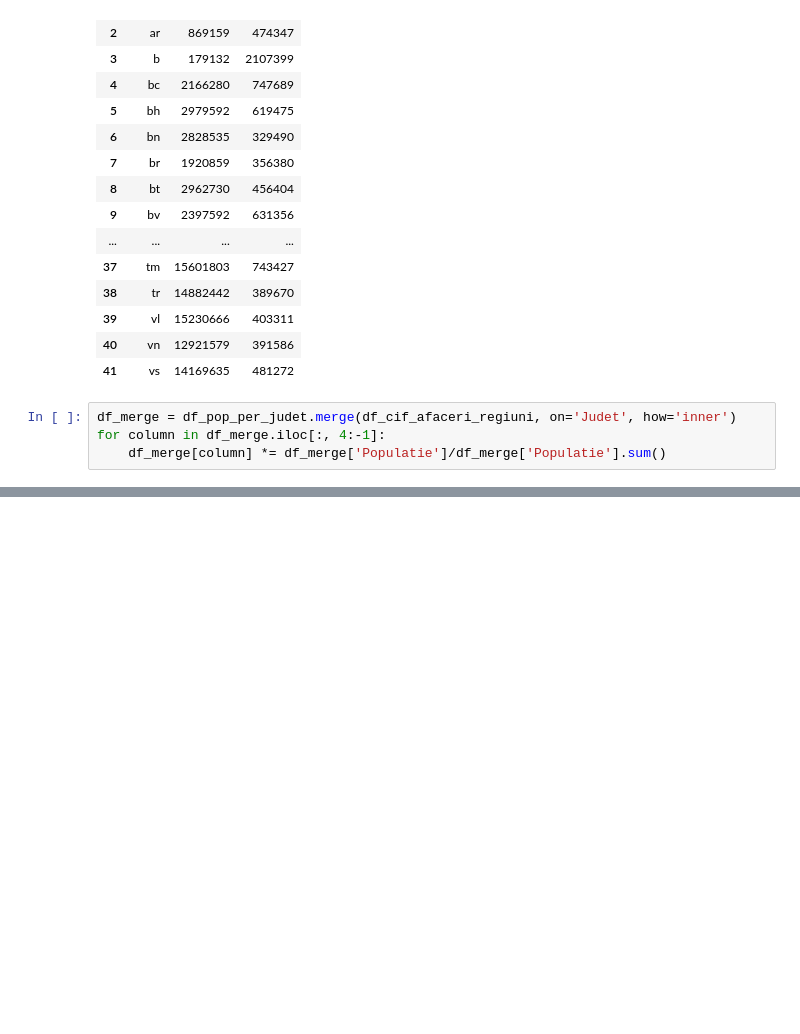
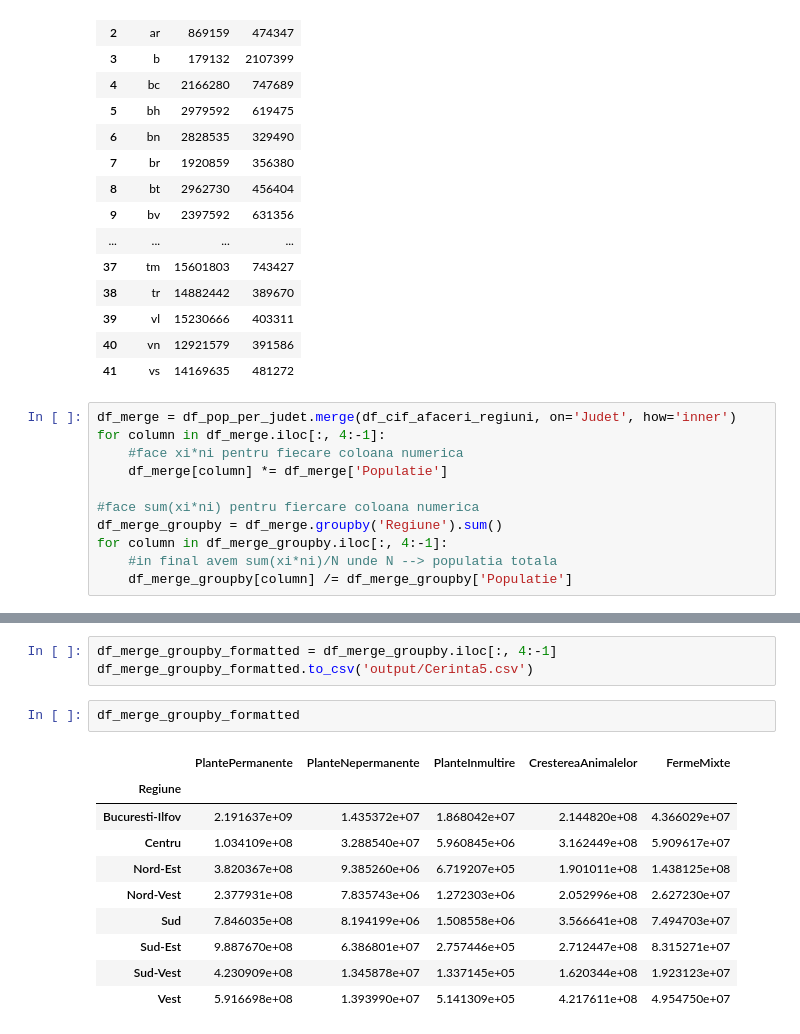
Before and after one commit to CazaceanuOctavian/python_statistics_labs, a Jupyter notebook: prac2/jup1.ipynb, the cells around one changed output, grey strips where cells are left out. Drawn from its saved outputs; the diff is of its cells as text; blank space fills up the shorter version.

```diff
--- a/prac2/jup1.ipynb
+++ b/prac2/jup1.ipynb
@@ -206,4 +202,11 @@ df_pop_per_judet
 # %%
 df_merge = df_pop_per_judet.merge(df_cif_afaceri_regiuni, on='Judet', how='inner')
 for column in df_merge.iloc[:, 4:-1]:
-    df_merge[column] *= df_merge['Populatie']/df_merge['Populatie'].sum()
+    #face xi*ni pentru fiecare coloana numerica
+    df_merge[column] *= df_merge['Populatie']
+
+#face sum(xi*ni) pentru fiercare coloana numerica
+df_merge_groupby = df_merge.groupby('Regiune').sum()
+for column in df_merge_groupby.iloc[:, 4:-1]:
+    #in final avem sum(xi*ni)/N unde N --> populatia totala
+    df_merge_groupby[column] /= df_merge_groupby['Populatie']
@@ -229,0 +213,16 @@ df_merge
+# %%
+df_merge_groupby_formatted = df_merge_groupby.iloc[:, 4:-1]
+df_merge_groupby_formatted.to_csv('output/Cerinta5.csv')
+# %%
+df_merge_groupby_formatted
+# %% [output]
+|  | PlantePermanente | PlanteNepermanente | PlanteInmultire | CrestereaAnimalelor | FermeMixte |
+| Regiune |  |  |  |  |  |
+| Bucuresti-Ilfov | 2.191637e+09 | 1.435372e+07 | 1.868042e+07 | 2.144820e+08 | 4.366029e+07 |
+| Centru | 1.034109e+08 | 3.288540e+07 | 5.960845e+06 | 3.162449e+08 | 5.909617e+07 |
+| Nord-Est | 3.820367e+08 | 9.385260e+06 | 6.719207e+05 | 1.901011e+08 | 1.438125e+08 |
+| Nord-Vest | 2.377931e+08 | 7.835743e+06 | 1.272303e+06 | 2.052996e+08 | 2.627230e+07 |
+| Sud | 7.846035e+08 | 8.194199e+06 | 1.508558e+06 | 3.566641e+08 | 7.494703e+07 |
+| Sud-Est | 9.887670e+08 | 6.386801e+07 | 2.757446e+05 | 2.712447e+08 | 8.315271e+07 |
+| Sud-Vest | 4.230909e+08 | 1.345878e+07 | 1.337145e+05 | 1.620344e+08 | 1.923123e+07 |
+| Vest | 5.916698e+08 | 1.393990e+07 | 5.141309e+05 | 4.217611e+08 | 4.954750e+07 |
```
Also changed, not shown: parts of 6 cells of this notebook, 1 other file.
